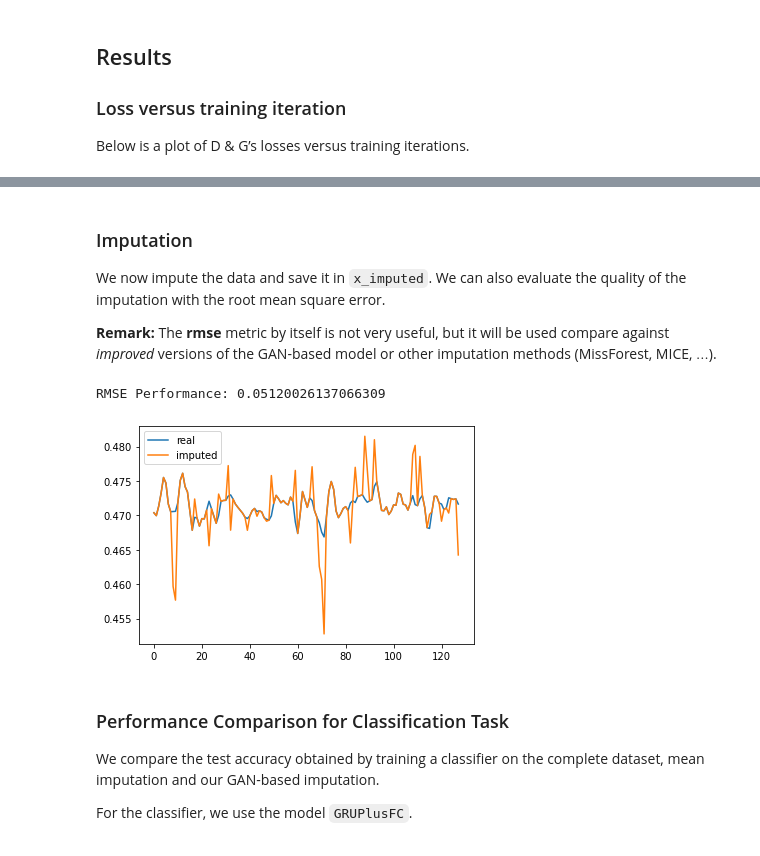
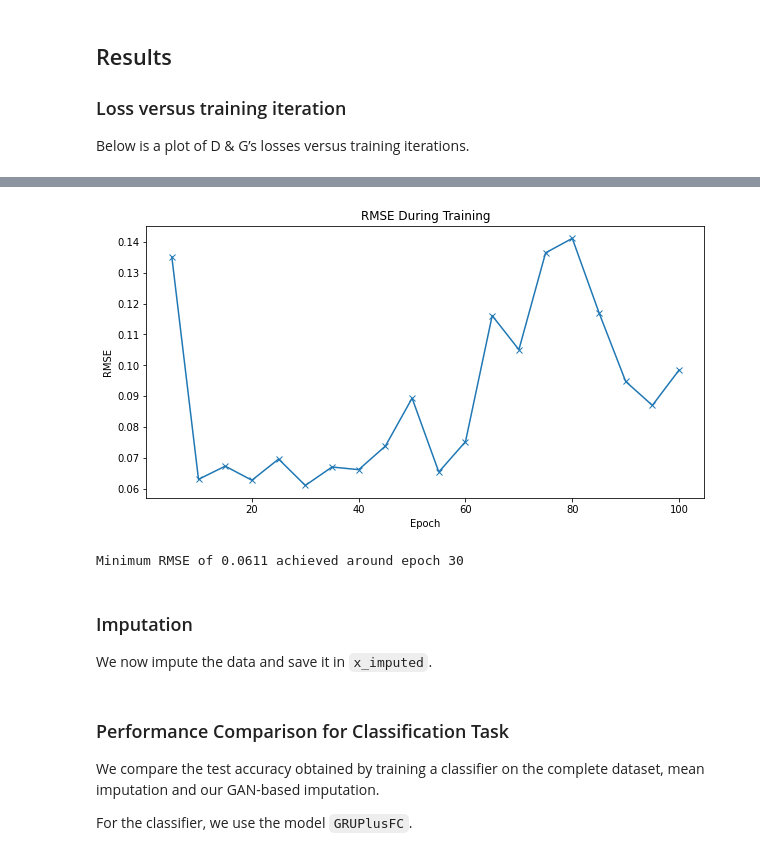
Before and after one commit to sohaiberrabii/data-imputation, a Jupyter notebook: UCIHAR_imputation_v0.ipynb, the cells around one changed output, grey strips where cells are left out. Saved outputs shown, nothing was run; the diff lists cells and outputs as text; code cells hidden in the pictures.

```diff
--- a/UCIHAR_imputation_v0.ipynb
+++ b/UCIHAR_imputation_v0.ipynb
@@ -246,37 +286,37 @@ plt.show()
+# %%
+plt.figure(figsize=(10,5))
+plt.title("RMSE During Training")
+plt.plot(np.arange(5, num_epochs + 1, 5), rmse_vals, marker='x')
+plt.xlabel("Epoch")
+plt.ylabel("RMSE")
+plt.savefig(f"results/rmse_mcar_{int(miss_rate * 100)}_{num_epochs}.png")
+plt.show()
+
+from operator import itemgetter
+argmin_rmse, min_rmse = min(enumerate(rmse_vals), key=itemgetter(1))
+print(
+    f"Minimum RMSE of {min_rmse:.4f} "
+    f"achieved around epoch {(argmin_rmse + 1) * 5}"
+)
+# %% [output]
+[figure, added]
+Minimum RMSE of 0.0611 achieved around epoch 30
 # %% [markdown]
 ### Imputation
 
-We now impute the data and save it in `x_imputed`. We can also evaluate the quality
-of the imputation with the root mean square error.
-
-**Remark:** The **rmse** metric by itself is not very useful, but it will be used compare against _improved_ versions of the GAN-based model or other imputation methods (MissForest, MICE, $\dots$).
+We now impute the data and save it in `x_imputed`.
 # %%
-# We impute the whole dataset at once
-with torch.no_grad():
-    # Complete data
-    x_complete = ucihar.data
+# RMSE performance
+x_imputed, rmse = evaluate(netG, ucihar.data, ucihar_miss.data)
+print(f"RMSE Performance: {rmse}")
 
-    # Impute the missing data
-    x_miss = ucihar_miss.data
-    z = torch.rand(x_miss.shape) * 0.01
-    mask = ~torch.isnan(x_miss)
-    x_noised = mask * torch.nan_to_num(x_miss) + ~mask * z
-    xG = netG(x_noised)
-    x_imputed = mask * x_noised + ~mask * xG
-
-    # RMSE performance
-    rmse = imputation_rmse(x_complete.numpy(), xG.numpy(), mask.numpy())
-    print(f"RMSE Performance: {rmse}")
-
-    # Plot some signal before/after imputation
-    signal_id = random.randrange(n_features)
-    sample_id = random.randrange(n_samples)
-    plt.plot(x_complete[sample_id, :, signal_id], label="real")
-    plt.plot(x_imputed[sample_id, :, signal_id], label="imputed")
-    plt.legend()
+# Plot some signal before/after imputation
+signal_id = random.randrange(n_features)
+sample_id = random.randrange(n_samples)
+plt.plot(ucihar.data[sample_id, :, signal_id], label="real")
+plt.plot(x_imputed[sample_id, :, signal_id], label="imputed")
+plt.legend()
+plt.show()
-# %% [output]
-RMSE Performance: 0.05120026137066309
-[figure, removed]
 # %% [markdown]
 ### Performance Comparison for Classification Task
 
```
Also changed, not shown: parts of 13 cells of this notebook, 2 other files.
